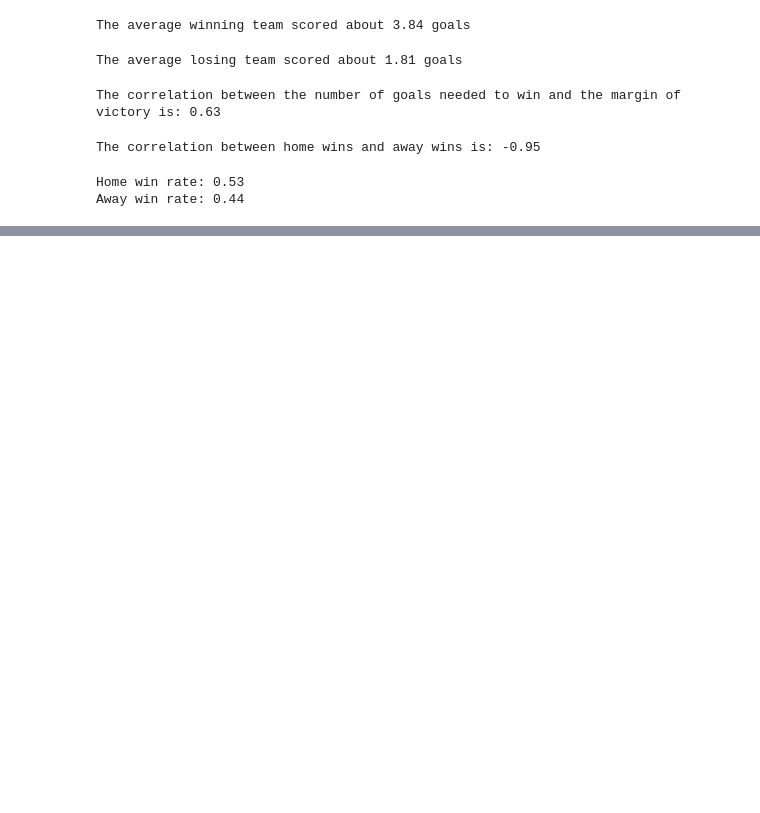
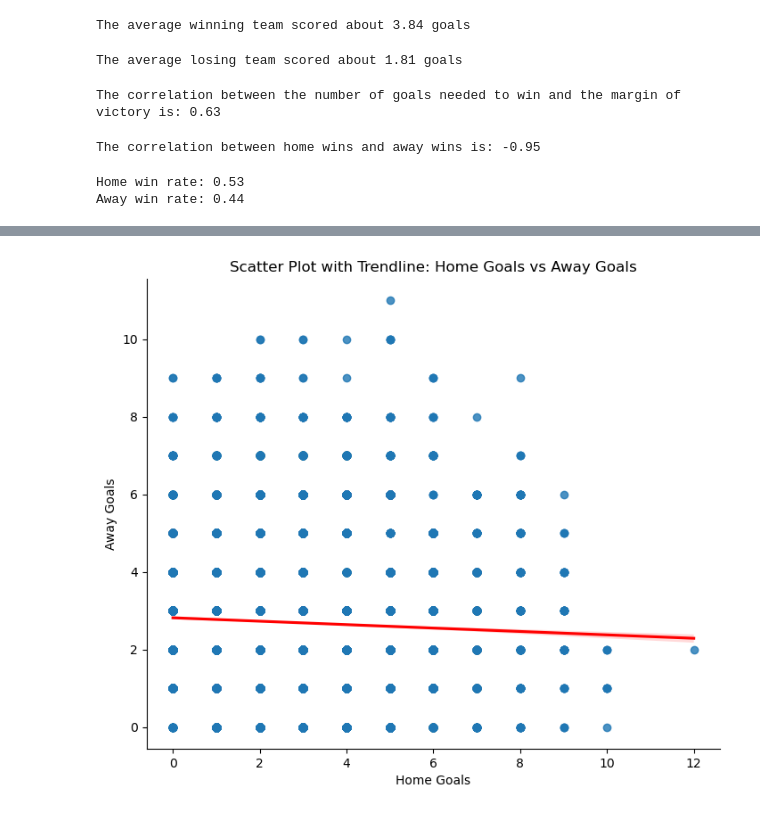
Before and after one commit to Jkosinski11/DSCI101_Final_Project, a Jupyter notebook: pythonWork.ipynb, the cells around one changed output, grey strips where cells are left out. Saved outputs shown, nothing was run; the diff lists cells and outputs as text; code cells hidden in the pictures; blank space fills up the shorter version.

```diff
--- a/pythonWork.ipynb
+++ b/pythonWork.ipynb
@@ -56,0 +71,8 @@ Away win rate: 0.44
+# %%
+sns.lmplot(x='home_goals', y='away_goals', data=data, height=6, aspect=1.2, line_kws={'color': 'red'})
+plt.title('Scatter Plot with Trendline: Home Goals vs Away Goals')
+plt.xlabel('Home Goals')
+plt.ylabel('Away Goals')
+plt.show()
+# %% [output]
+[figure, added]
```
Also changed, not shown: parts of 8 cells of this notebook, 1 other file.
